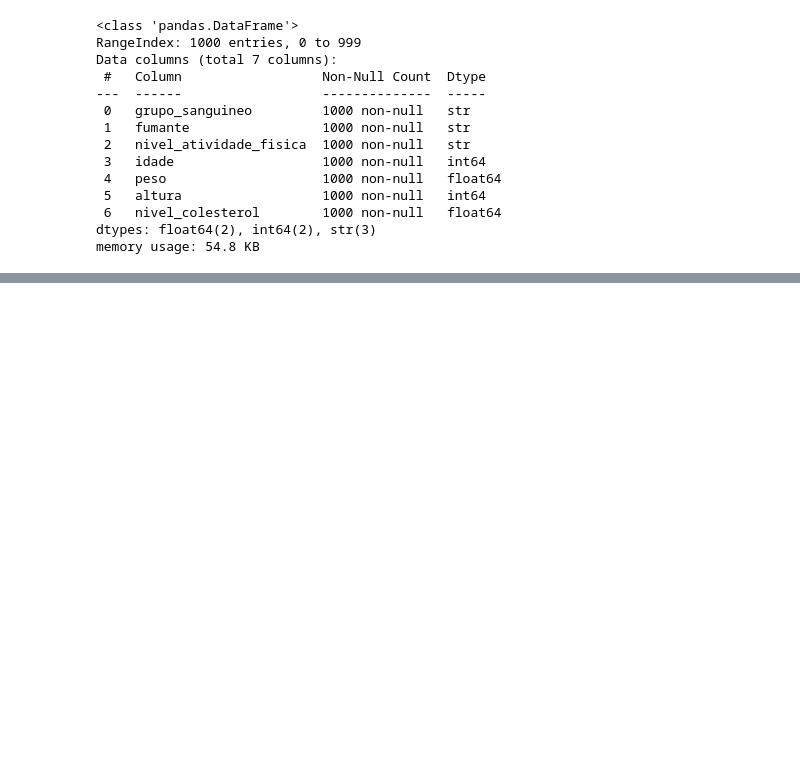
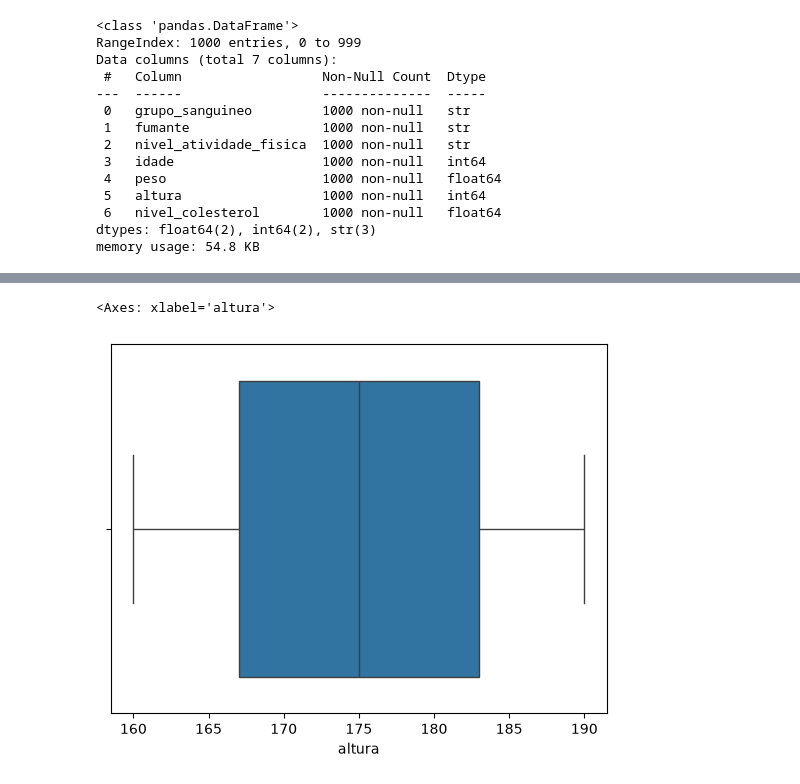
Before and after one commit to josevictorn/cholesterol_model, a Jupyter notebook: cholesterol_model.ipynb, the cells around one changed output, grey strips where cells are left out. Saved outputs shown, nothing was run; the diff lists cells and outputs as text; code cells hidden in the pictures; blank space fills up the shorter version.

```diff
--- a/cholesterol_model.ipynb
+++ b/cholesterol_model.ipynb
@@ -147,0 +173,5 @@ memory usage: 54.8 KB
+# %%
+sns.boxplot(data=df_cholesterol_eda, x='altura')
+# %% [output]
+<Axes: xlabel='altura'>
+[figure, added]
```
Also changed, not shown: parts of 6 cells of this notebook.
